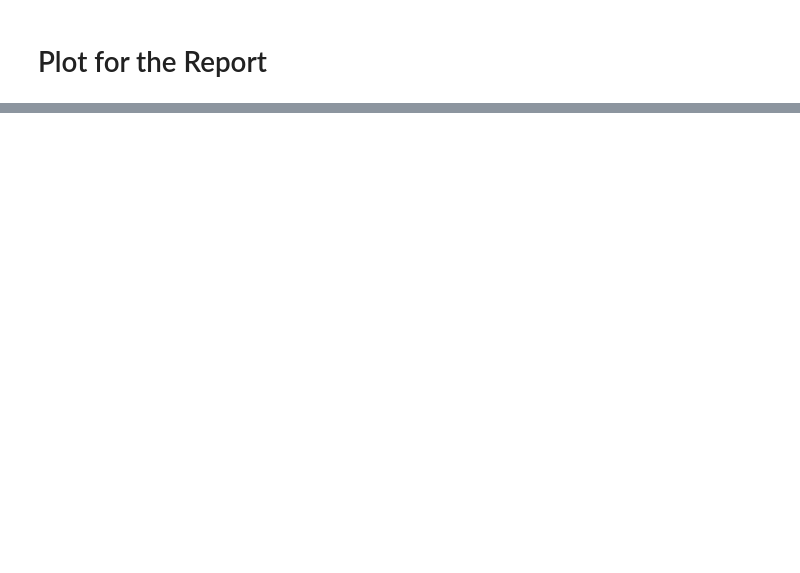
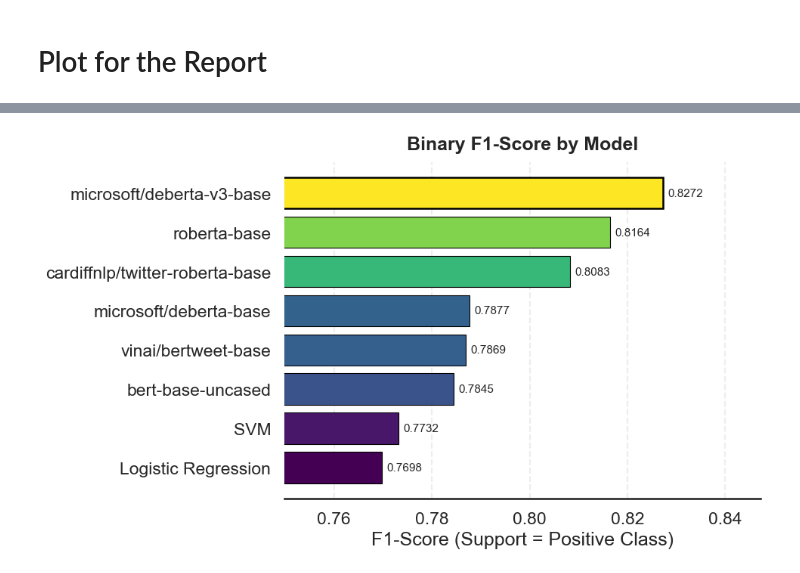
Before and after one commit to DBlassio/multimodal-argmining, a Jupyter notebook: docs/Plots.ipynb, the cells around one changed output, grey strips where cells are left out. Cells and saved outputs as stored; diff of their text form; code cells hidden in the pictures; blank space fills up the shorter version.

```diff
--- a/docs/Plots.ipynb
+++ b/docs/Plots.ipynb
@@ -1246,0 +76,86 @@ print(f"   Dev F1 (best): {best_overall['best_dev_f1']:.4f}")
+# %%
+# ==============================
+# F1-Score Binary por modelo (EDITAR AQUÍ)
+# ==============================
+model_f1_scores = {
+    "SVM": 0.7732,
+    "Logistic Regression": 0.7698,
+    "bert-base-uncased":0.7845 ,
+    "microsoft/deberta-base": 0.7877,
+    "vinai/bertweet-base":0.7869 ,
+    "cardiffnlp/twitter-roberta-base":0.8083 ,
+    "roberta-base": 0.8164,
+    "microsoft/deberta-v3-base": 0.8272,
+}
+
+# DataFrame + orden
+df_f1 = (
+    pd.DataFrame(list(model_f1_scores.items()), columns=["Model", "F1"])
+      .sort_values("F1", ascending=True)
+      .reset_index(drop=True)
+)
+
+# ==============================
+# Plot (más pro)
+# ==============================
+sns.set_theme(style="white", context="talk")  # 'talk' se ve bien para slides
+fig, ax = plt.subplots(figsize=(10, 6))
+
+# Colores por valor (profesional + informativo)
+# (Si prefieres monocromático, te lo cambio)
+cmap = sns.color_palette("viridis", as_cmap=True)
+norm = (df_f1["F1"] - df_f1["F1"].min()) / (df_f1["F1"].max() - df_f1["F1"].min() + 1e-12)
+colors = [cmap(v) for v in norm]
+
+bars = ax.barh(
+    df_f1["Model"],
+    df_f1["F1"],
+    color=colors,
+    edgecolor="black",
+    linewidth=0.8
+)
+
+# Resaltar el mejor modelo con borde más grueso
+best_idx = df_f1["F1"].idxmax()
+bars[best_idx].set_linewidth(1.8)
+
+# Títulos y ejes
+ax.set_title("Binary F1-Score by Model", pad=12, fontweight="bold")
+ax.set_xlabel("F1-Score (Support = Positive Class)")
+ax.set_ylabel("")
+
+# Grid sutil solo en X
+ax.grid(True, axis="x", linestyle="--", alpha=0.35)
+ax.grid(False, axis="y")
+
+# Limpiar spines
+ax.spines["top"].set_visible(False)
+ax.spines["right"].set_visible(False)
+ax.spines["left"].set_visible(False)
+
+# Formato de ticks
+ax.xaxis.set_major_formatter(FormatStrFormatter("%.2f"))
+
+# Límites automáticos con margen (no lo hardcodees: evita que te “corte” el 0.8352)
+xmin = max(0.0, df_f1["F1"].min() - 0.02)
+xmax = min(1.0, df_f1["F1"].max() + 0.02)
+ax.set_xlim(xmin, xmax)
+
+# Anotar valores al final de cada barra
+for bar, val in zip(bars, df_f1["F1"]):
+    ax.text(
+        val + (xmax - xmin) * 0.01,
+        bar.get_y() + bar.get_height() / 2,
+        f"{val:.4f}",
+        va="center",
+        ha="left",
+        fontsize=11
+    )
+
+plt.tight_layout()
+
+out_file = os.path.join(OUTPUT_DIR, "f1_score_binary_comparison.png")
+plt.savefig(out_file, dpi=300, bbox_inches="tight")
+plt.show()
+# %% [output]
+[figure, added]
```
Also changed, not shown: parts of 37 cells of this notebook, 33 other files.
